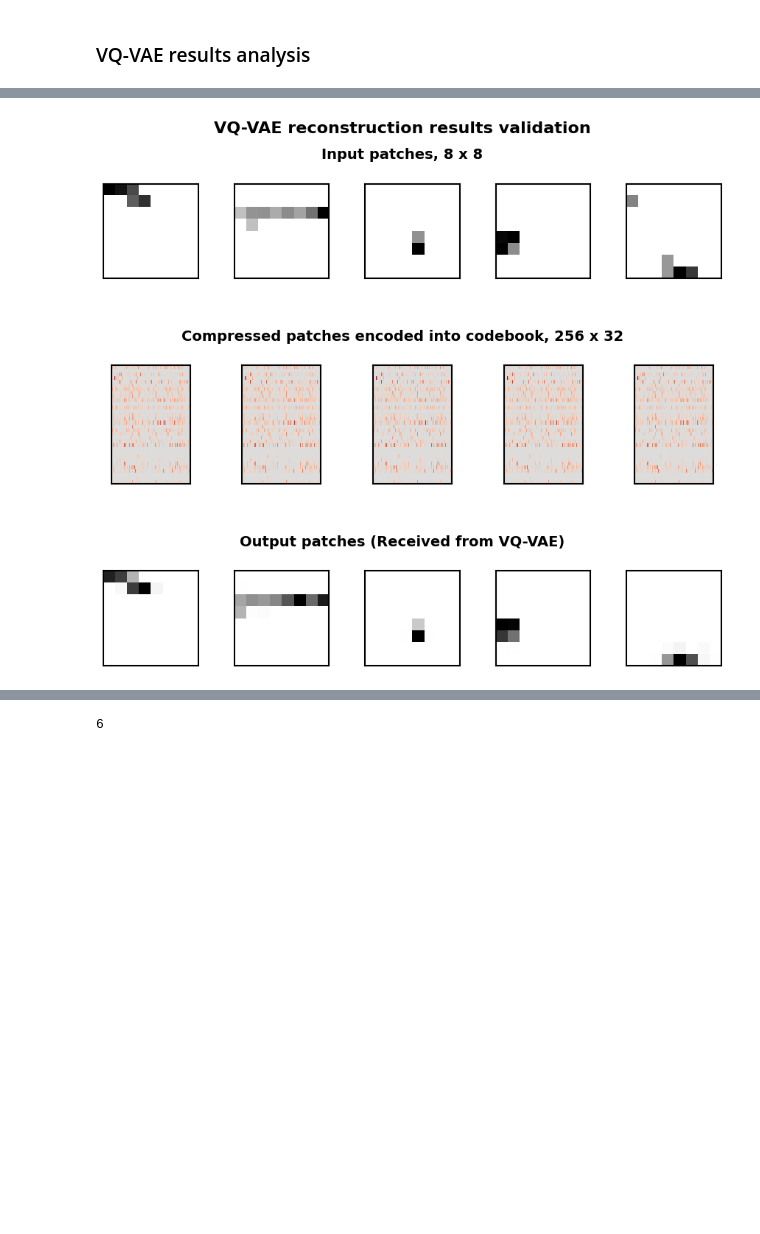
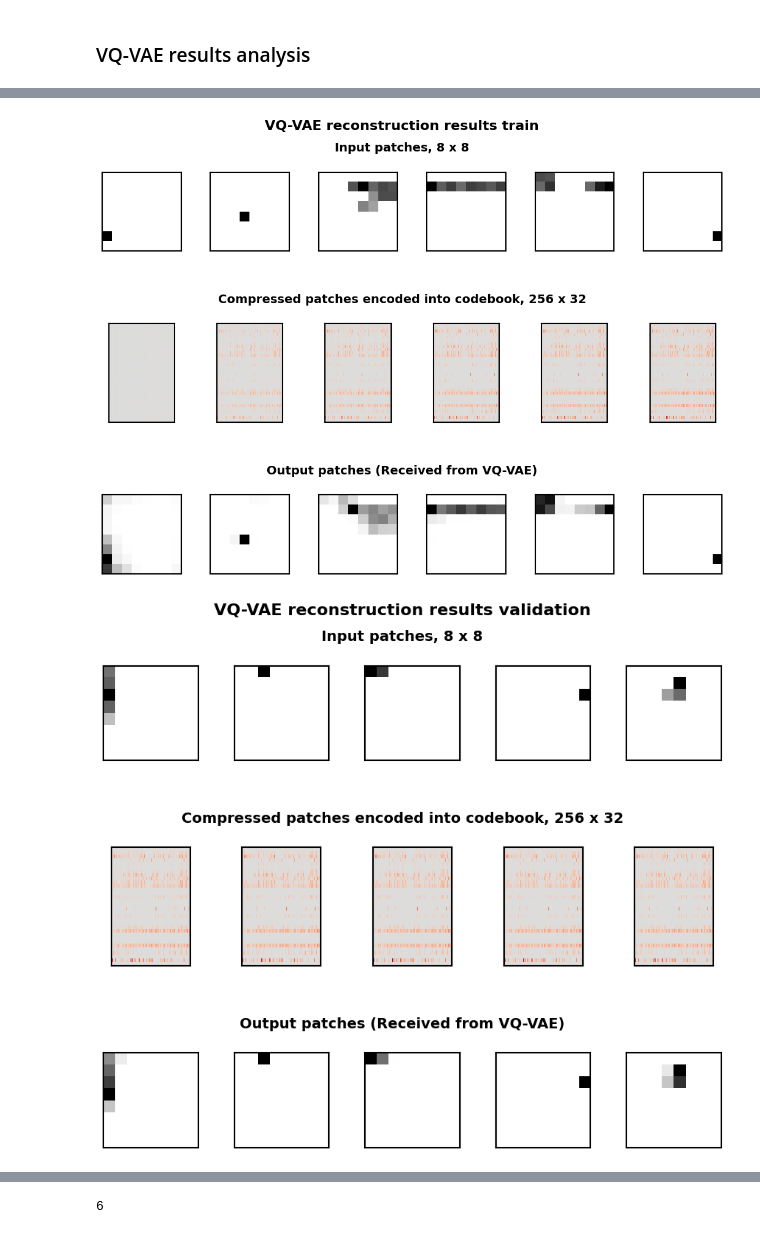
Before and after one commit to pauliusB20/vq-vae-experiments, a Jupyter notebook: notebooks/mvp_vq.ipynb, the cells around one changed output, grey strips where cells are left out. Saved outputs shown, nothing was run; the diff lists cells and outputs as text; code cells hidden in the pictures; blank space fills up the shorter version.

```diff
--- a/notebooks/mvp_vq.ipynb
+++ b/notebooks/mvp_vq.ipynb
@@ -223,33 +147,6 @@ Total patch amount: 15857
 Total hits: 48169
 # %% [markdown]
 <h3>Data preprocessing</h3>
-# %%
-class PixelPatchesDataset(torch.utils.data.Dataset):
-    def __init__(self, event: PixelDigiEvent, transform=None):
-        event_patches_adcs_flat = event_hits_to_patches(event, patch_size=PATCH_SIZE).as_array()
-        self.event_patches_adcs = [
-            event_patch_flat.reshape(PATCH_SIZE, PATCH_SIZE)
-            for event_patch_flat in event_patches_adcs_flat
-            if not (np.all(event_patch_flat == 0))
-        ]
-
-        self.transform = transform
-
-    # Defining the length of the dataset
-    def __len__(self) -> int:
-        return len(self.event_patches_adcs)
-
-    # Defining the method to get an item from the dataset
-    def __getitem__(self, index: int) -> np.array:
-        # print(self.event_patches_adcs[index])
-        event_patch = self.event_patches_adcs[index]
-
-        # Applying the transform
-        if self.transform:
-            event_patch = self.transform(event_patch)
-            # print(event_patch)
-
-        return event_patch
 # %% [markdown]
 <h3>Data loading</h3>
 # %%
@@ -904,3 +703,16 @@ plot_patches(patch_rows, "VQ-VAE reconstruction results train")
+# %%
+patch_rows = [
+    (patches_before_train, "Input patches, 8 x 8"),
+    (
+        patches_encodings_train,
+        f"Compressed patches encoded into codebook, {num_embeddings} x {latent_dim}"
+    ),
+    (patches_after_train, "Output patches (Received from VQ-VAE)")
+]
+
+cms_plots.plot_patches(patch_rows, "VQ-VAE reconstruction results train")
+# %% [output]
+[figure, added]
 # %%
 patch_rows = [
     (patches_before_val, "Input patches, 8 x 8"),
@@ -910,9 +722,12 @@ patch_rows = [
     (patches_after_val, "Output patches (Received from VQ-VAE)")
 ]
 
-plot_patches(patch_rows, "VQ-VAE reconstruction results validation")
+cms_plots.plot_patches(
+    patch_rows,
+    "VQ-VAE reconstruction results validation"
+)
 # %% [output]
-[figure, old version]
+[figure, new version]
 # %%
 # TODO
 # Improve gradients
```
Also changed, not shown: parts of 23 cells of this notebook, 5 other files.
